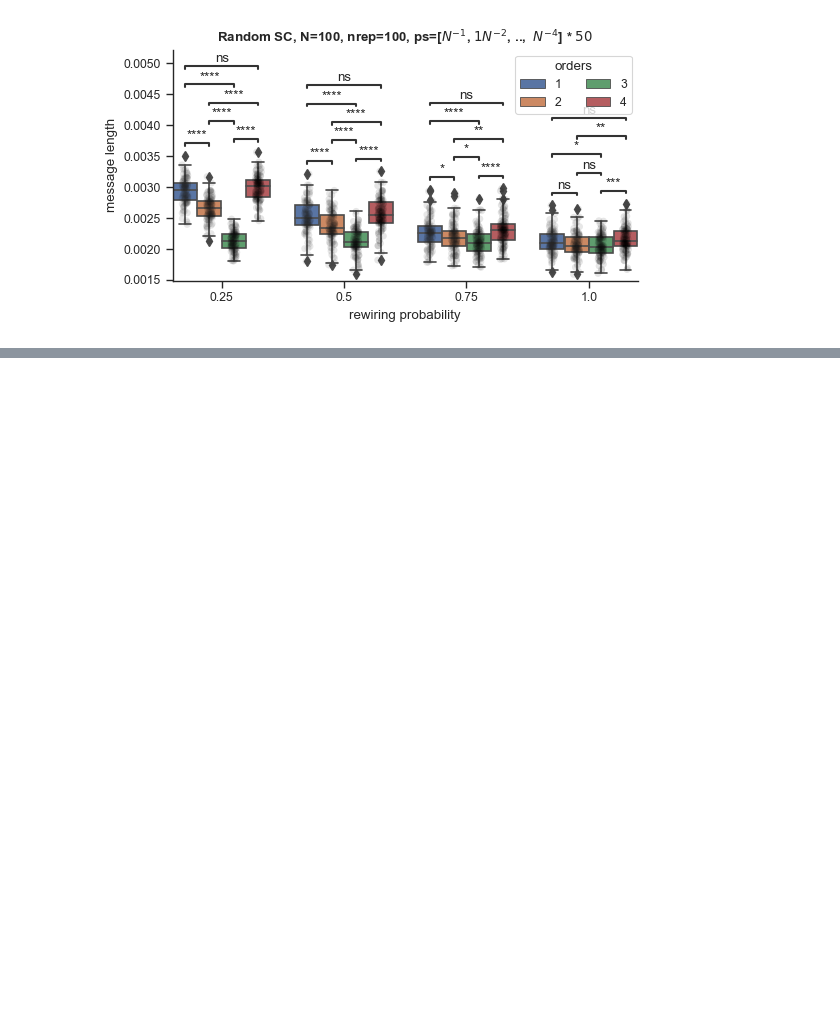
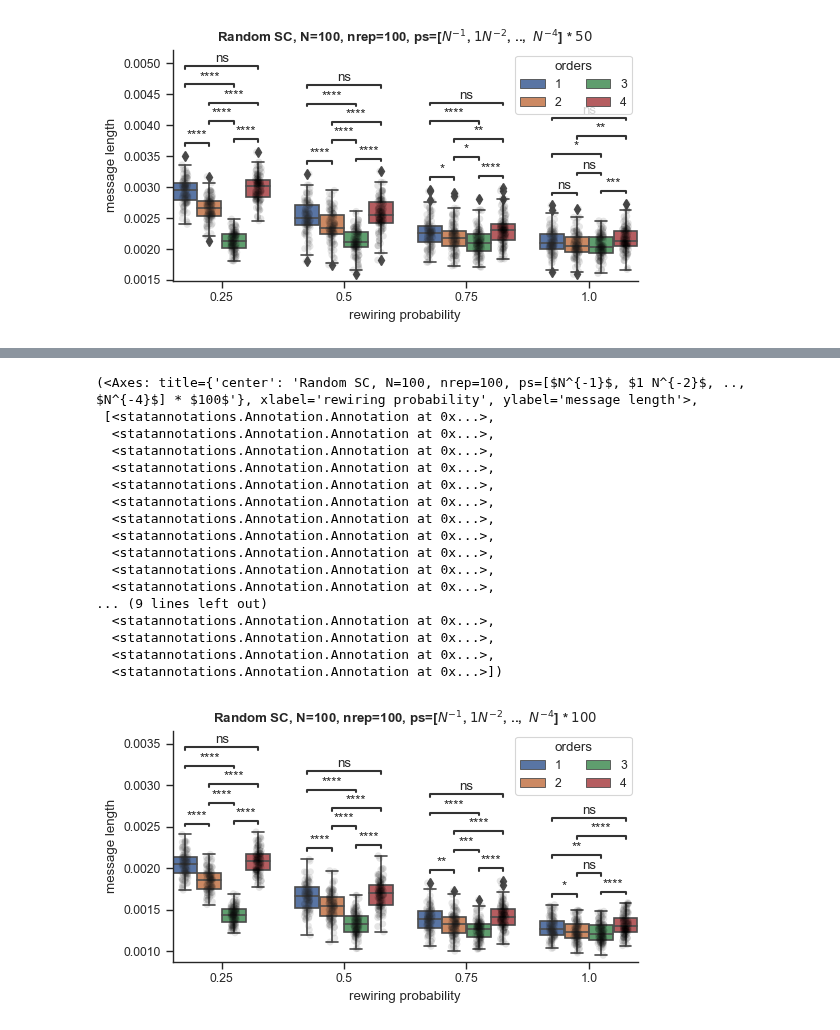
Before and after one commit to maximelucas/hypergraph_reducibility, a Jupyter notebook: notebooks/test_random_simplicial_complex_luca.ipynb, the cells around one changed output, grey strips where cells are left out. Drawn from its saved outputs; the diff is of its cells as text; code cells hidden in the pictures; blank space fills up the shorter version.

Commit message:
Add boxplot RSC sparsity 100

```diff
--- a/notebooks/test_random_simplicial_complex_luca.ipynb
+++ b/notebooks/test_random_simplicial_complex_luca.ipynb
@@ -374,0 +383,5 @@ p-value annotation legend:
+# %%
+tau_c = find_charact_tau(H0, orders, weights, rescale_per_node=False)
+tau_c = 0.01837792426533645
+tau_c
+#0.01837792426533645
@@ -374,0 +437,6 @@ p-value annotation legend:
+# %%
+for i, d in enumerate(orders):
+    df[d] = df[0].apply(lambda x: x[i])
+
+df = df[orders]
+df
@@ -374,0 +457,47 @@ p-value annotation legend:
+# %%
+dff = df.reset_index(names=["rewiring probability", "iteration"]).melt(
+    id_vars=["rewiring probability", "iteration"],
+    value_vars=orders,
+    var_name="order",
+    value_name="message length",
+)
+# %%
+from statannotations.Annotator import Annotator
+
+fix, ax = plt.subplots(figsize=(6, 3))
+
+#palette = sb.color_palette("Set1", n_colors=4)
+
+#box_params = {
+#    'boxprops':{'facecolor':'none'},
+#    'medianprops':{'color':'silver'},
+    #'whiskerprops':{'color':'blue'},
+    #'capprops':{'color':'yellow'}
+#}
+
+sb.boxplot(data=dff, hue="order", y="message length", x="rewiring probability", ax=ax)#, **box_params)
+plt.legend(title= "orders",ncols = 2)
+
+sb.stripplot(data=dff, hue="order", y="message length", x="rewiring probability", ax=ax, color="black", dodge=True, alpha=0.1, legend=False)
+
+sb.despine()
+ax.set_title(rf"Random SC, N={N}, nrep={100}, ps=[$N^{{-1}}$, $1 N^{{-2}}$, ..,  $N^{{-4}}$] * $100$", weight="bold")
+
+
+pairs = []
+for p in np.linspace(0.25,1,4):
+    pairs.append( [(p, 3), (p, 4) ] )
+    pairs.append( [(p, 1), (p, 2) ] )
+    pairs.append( [(p, 1), (p, 3) ] )
+    pairs.append( [(p, 1), (p, 4) ] )
+    pairs.append( [(p, 2), (p, 3) ] )
+    pairs.append( [(p, 2), (p, 4) ] )
+
+annotator = Annotator(ax, pairs, data=dff, x="rewiring probability", y="message length", hue="order")
+annotator.configure(test='t-test_welch', text_format='star', loc='inside')
+annotator.apply_and_annotate()
+
+#fig_name = f"message_length_RHG_N{N}_pwiring_{sparsity_scales}_nreps_{n_rep}_boxplot"
+#fig_name = f"message_length_RSC_N_100_p_25_50_75_100_s_100_boxplot"
+#plt.savefig(f"{out_dir}{fig_name}.png", dpi=250, bbox_inches="tight")
+# %% [output]
@@ -374,0 +521,18 @@ p-value annotation legend:
+(<Axes: title={'center': 'Random SC, N=100, nrep=100, ps=[$N^{-1}$, $1 N^{-2}$, ..,  $N^{-4}$] * $100$'}, xlabel='rewiring probability', ylabel='message length'>,
+ [<statannotations.Annotation.Annotation at 0x...>,
+  <statannotations.Annotation.Annotation at 0x...>,
+  <statannotations.Annotation.Annotation at 0x...>,
+  <statannotations.Annotation.Annotation at 0x...>,
+  <statannotations.Annotation.Annotation at 0x...>,
+  <statannotations.Annotation.Annotation at 0x...>,
+  <statannotations.Annotation.Annotation at 0x...>,
+  <statannotations.Annotation.Annotation at 0x...>,
+  <statannotations.Annotation.Annotation at 0x...>,
+  <statannotations.Annotation.Annotation at 0x...>,
+  <statannotations.Annotation.Annotation at 0x...>,
+... (9 lines left out)
+  <statannotations.Annotation.Annotation at 0x...>,
+  <statannotations.Annotation.Annotation at 0x...>,
+  <statannotations.Annotation.Annotation at 0x...>,
+  <statannotations.Annotation.Annotation at 0x...>])
+[figure, added]
```
Also changed, not shown: parts of 6 cells of this notebook, 2 other files.
